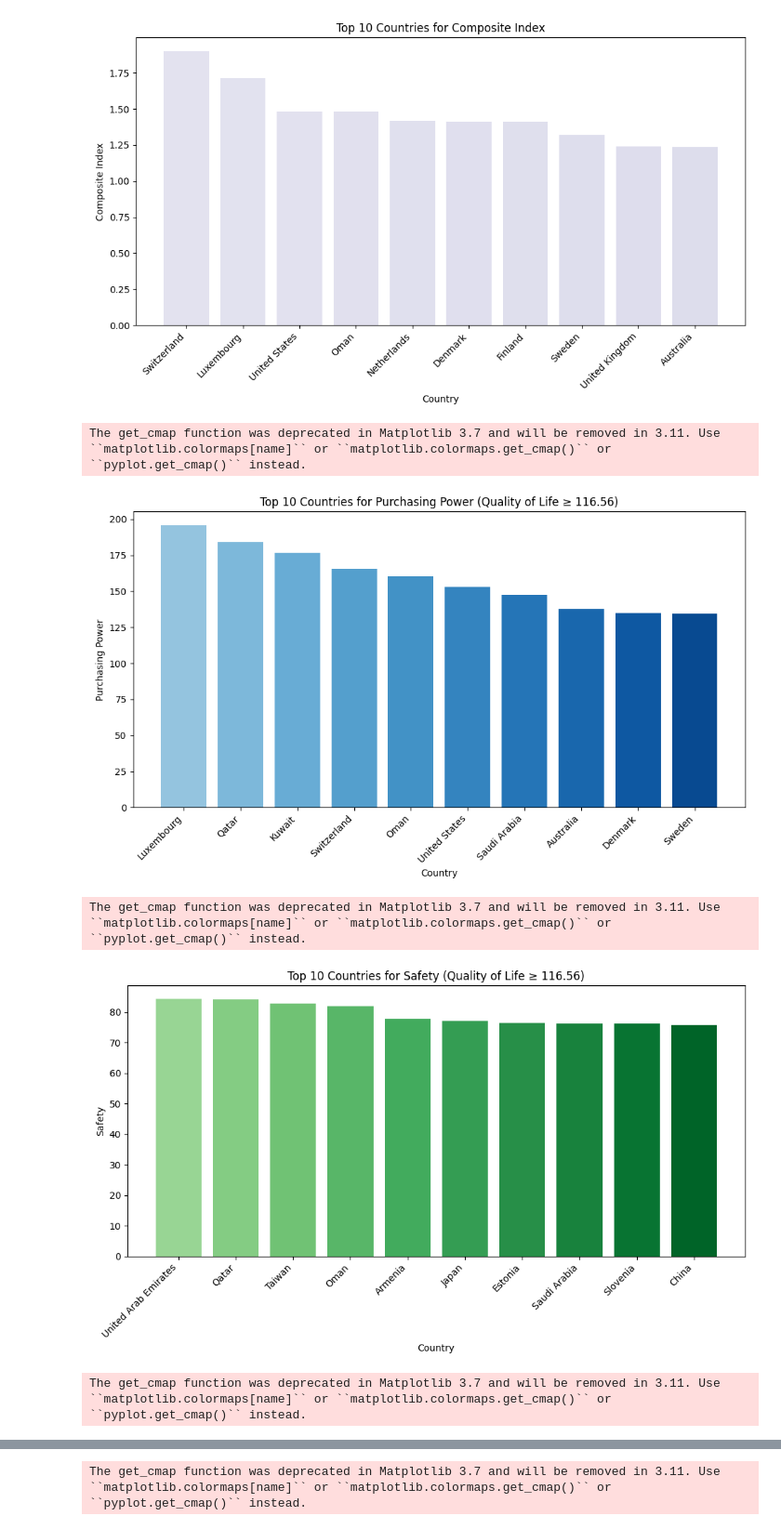
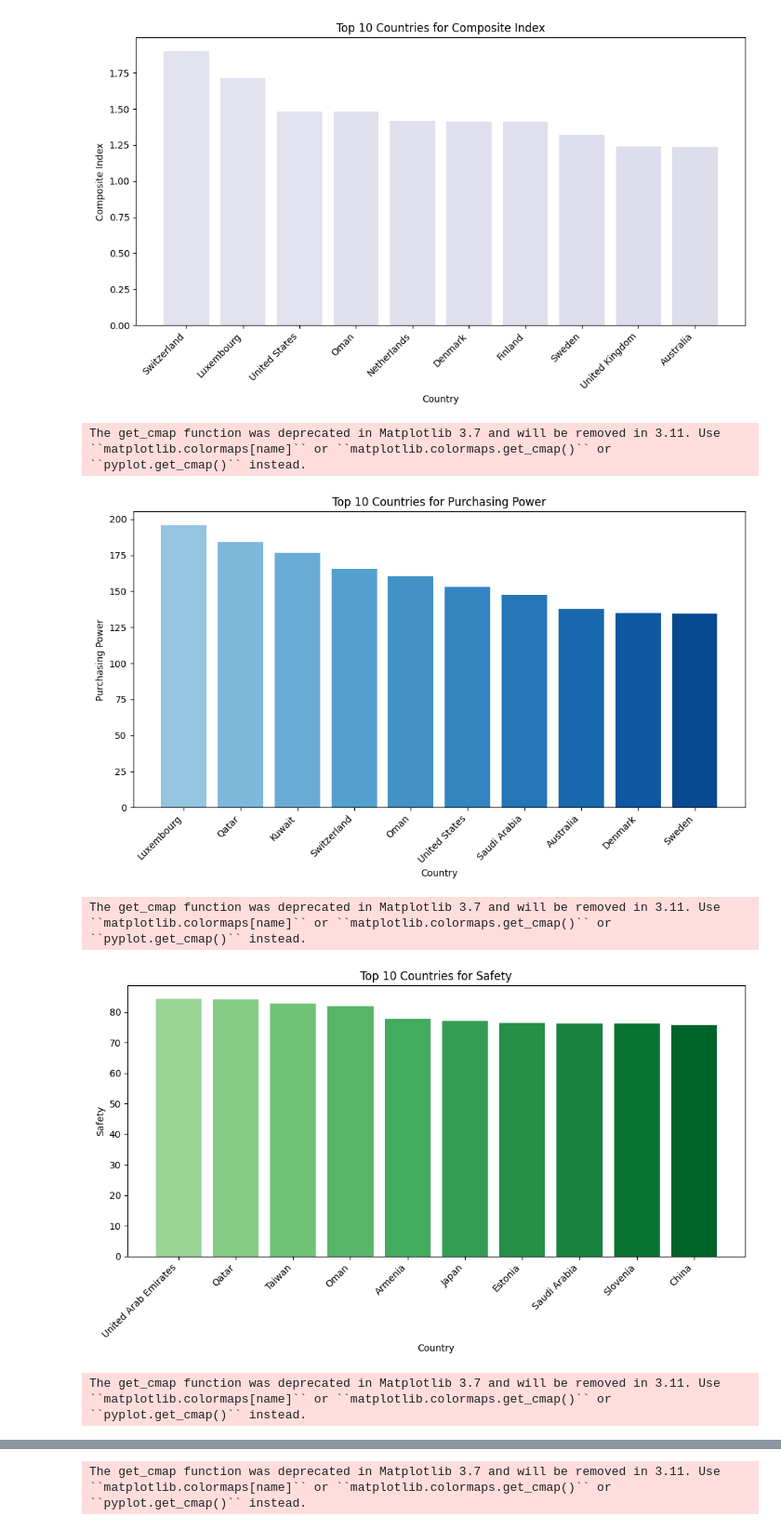
Before and after one commit to NojusMat/DataVisCA1, a Jupyter notebook: DataVisCA1_NojusMatusevicius_SD4A.ipynb, the cells around one changed output, grey strips where cells are left out. Shown at 93% size. Saved outputs shown, nothing was run; the diff lists cells and outputs as text; code cells hidden in the pictures.

```diff
--- a/DataVisCA1_NojusMatusevicius_SD4A.ipynb
+++ b/DataVisCA1_NojusMatusevicius_SD4A.ipynb
@@ -1788,0 +1850,33 @@ See the caveats in the documentation: https://pandas.pydata.org/pandas-docs/stab
+# %%
+# https://chatgpt.com/c/681bb4f8-4d7c-8000-80fc-d58e37bc1c34
+# Perform KMeans clustering with k=3 (from Elbow Method)
+kmeans = KMeans(n_clusters=3, random_state=42)
+df['Cluster'] = kmeans.fit_predict(X_scaled)
+
+# Merge cluster labels into the top 20 countries data for visualization
+top_20_with_clusters = top_20_countries.merge(df[['Country', 'Cluster']], on='Country')
+
+# Visualize top 20 countries as dots with clusters
+plt.figure(figsize=(12, 8))
+sns.scatterplot(
+    data=top_20_with_clusters,
+    x='Composite_Index',
+    y='Country',
+    hue='Cluster',
+    palette='Set2',
+    s=150,  # dot size
+    edgecolor='black'
+)
+
+plt.xlabel('Composite Index (Weighted)')
+plt.ylabel('Country')
+plt.title('Top 20 Countries by Composite Index with KMeans Clustering (k=3)')
+plt.grid(True, axis='x', linestyle='--', alpha=0.7)
+plt.legend(title='Cluster')
+plt.tight_layout()
+plt.show()
+
+# Optionally, inspect the cluster centers (in the scaled feature space)
+print("\nCluster Centers (Standardized Feature Space):")
+for i, center in enumerate(kmeans.cluster_centers_):
+    print(f"Cluster {i}: {center}")
@@ -1930,7 +2034,7 @@ The get_cmap function was deprecated in Matplotlib 3.7 and will be removed in 3.
 The get_cmap function was deprecated in Matplotlib 3.7 and will be removed in 3.11. Use ``matplotlib.colormaps[name]`` or ``matplotlib.colormaps.get_cmap()`` or ``pyplot.get_cmap()`` instead.
 [figure]
 # %%
-# https://chatgpt.com/c/6817ae0d-b8bc-8000-907c-a8a52441104d
+# https://chatgpt.com/share/681cbe1a-c970-8000-9798-09e6c2df1fef
 
 # Dictionary of other features with color maps
 other_features_cmap = {
@@ -1938,35 +2042,35 @@ other_features_cmap = {
     'Safety_Value': 'Greens',
     'Health_Care_Value': 'Oranges',
     'Climate_Value': 'Purples',
     'Cost_of_Living_Value': 'Reds',
     'Property_Price_to_Income_Value': 'Greys',
     'Pollution_Value': 'cividis',
     'Traffic_Commute_Time_Value': 'plasma'
 }
 
 # Loop through each feature and plot the top 10 countries
 for feature, cmap in other_features_cmap.items():
     # Apply filtering: Quality_of_Life_Value >= 116.56 and feature value > 0
     filtered_df = df[(df['Quality_of_Life_Value'] >= 116.56) & (df[feature] > 0)]
 
     # Get top 10 countries for this feature
     top_10 = filtered_df.nlargest(10, feature)
 
     # Generate color gradient
     colors = plt.cm.get_cmap(cmap)(np.linspace(0.4, 0.9, len(top_10)))
 
     # Plot
     plt.figure(figsize=(10, 6))
     plt.bar(top_10['Country'], top_10[feature], color=colors)
     plt.xlabel('Country')
     plt.ylabel(feature.replace("_Value", "").replace("_", " "))
-    plt.title(f'Top 10 Countries for {feature.replace("_Value", "").replace("_", " ").title()} (Quality of Life ≥ 116.56)')
+    plt.title(f'Top 10 Countries for {feature.replace("_Value", "").replace("_", " ").title()}')
     plt.xticks(rotation=45, ha='right')
     plt.tight_layout()
     plt.show()
 # %% [output]
 The get_cmap function was deprecated in Matplotlib 3.7 and will be removed in 3.11. Use ``matplotlib.colormaps[name]`` or ``matplotlib.colormaps.get_cmap()`` or ``pyplot.get_cmap()`` instead.
-[figure, old version]
+[figure, new version]
 The get_cmap function was deprecated in Matplotlib 3.7 and will be removed in 3.11. Use ``matplotlib.colormaps[name]`` or ``matplotlib.colormaps.get_cmap()`` or ``pyplot.get_cmap()`` instead.
-[figure, old version]
+[figure, new version]
 The get_cmap function was deprecated in Matplotlib 3.7 and will be removed in 3.11. Use ``matplotlib.colormaps[name]`` or ``matplotlib.colormaps.get_cmap()`` or ``pyplot.get_cmap()`` instead.
```
Also changed, not shown: parts of 5 cells of this notebook.
